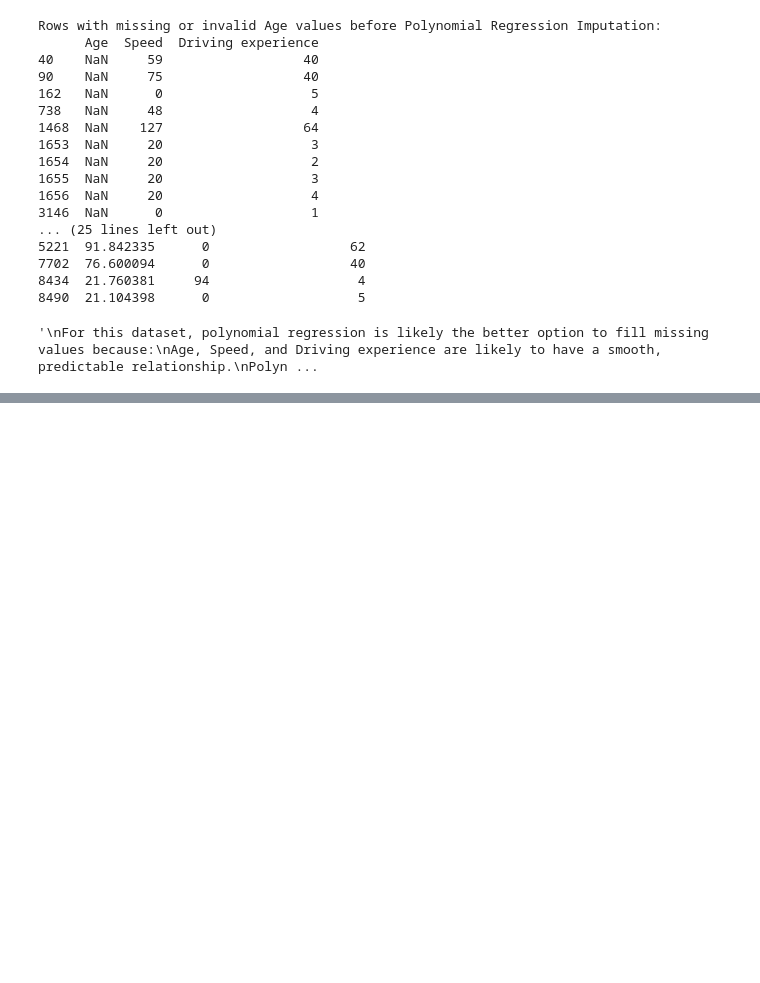
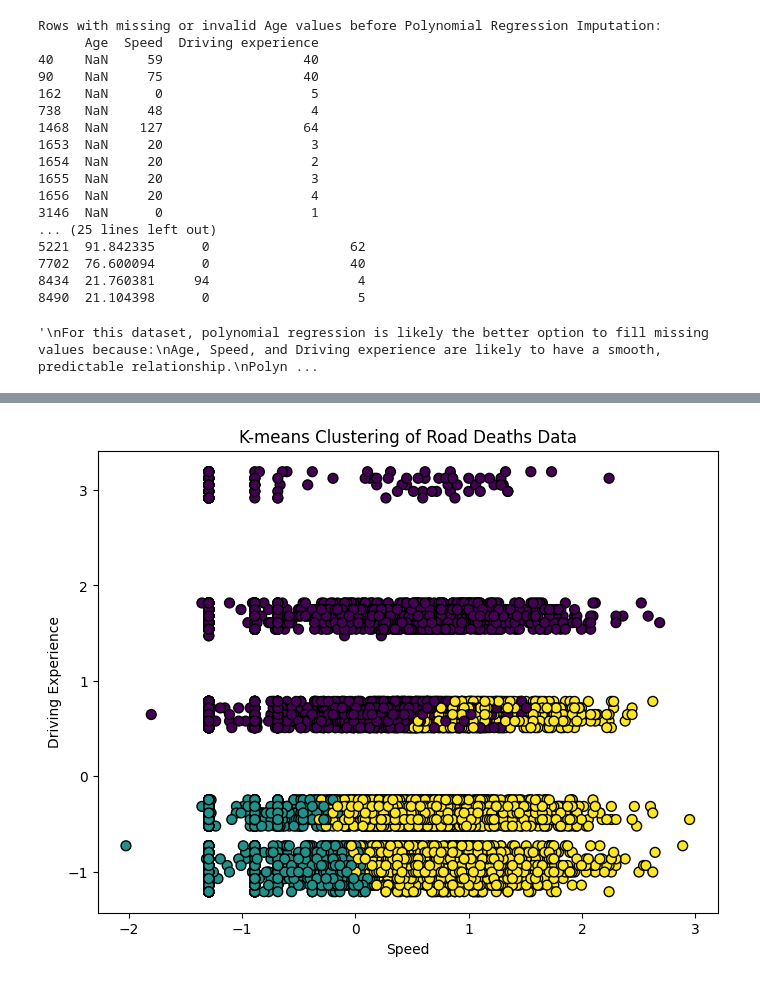
Before and after one commit to edwardpriyatna/road_death_analysis_and_clustering, a Jupyter notebook: road_deaths_analysis.ipynb, the cells around one changed output, grey strips where cells are left out. Cells and saved outputs as stored; diff of their text form; code cells hidden in the pictures; blank space fills up the shorter version.

```diff
--- a/road_deaths_analysis.ipynb
+++ b/road_deaths_analysis.ipynb
@@ -368,9 +368,8 @@ Otherwise, polynomial regression should work well for this context.
 '\nFor this dataset, polynomial regression is likely the better option to fill missing values because:\nAge, Speed, and Driving experience are likely to have a smooth, predictable relationship.\nPolyn ...
 # %%
 # Load the dataset
-data = pd.read_csv('Australian_Road_Deaths.csv')
+file_path = 'Australian_Road_Deaths_Filled_With_Imputed_Values.csv'  # Update with your file path
+data = pd.read_csv(file_path)
 
-# Selecting relevant columns for clustering
-columns_to_use = ['State', 'Crash Type', 'Road User', 'Speed', 'Driving experience',
-                  'National Remoteness Areas', 'Age Group', 'Time of day']
-data_cleaned = data[columns_to_use]
+# Display the first few rows to understand the structure
+data.head()
@@ -485,0 +384,17 @@ weighted avg       0.24      0.24      0.24      9140
+# %%
+# Select numerical features (Speed, Driving Experience, Age Group needs to be encoded)
+selected_columns = ['Speed', 'Driving experience', 'Age Group']
+
+# Drop rows with missing values in selected columns
+data_cleaned = data[selected_columns].dropna()
+
+# Encode Age Group as it's categorical
+le = LabelEncoder()
+data_cleaned['Age Group'] = le.fit_transform(data_cleaned['Age Group'])
+
+# Standardize the numerical columns (Speed, Driving experience)
+scaler = StandardScaler()
+data_scaled = scaler.fit_transform(data_cleaned)
+
+# Display the cleaned and scaled data
+pd.DataFrame(data_scaled, columns=selected_columns).head()
@@ -485,0 +408,17 @@ weighted avg       0.24      0.24      0.24      9140
+# %%
+# Apply KMeans clustering with 3 clusters
+kmeans = KMeans(n_clusters=3, random_state=42)
+kmeans.fit(data_scaled)
+
+# Predict the clusters
+clusters = kmeans.predict(data_scaled)
+
+# Plot the clusters
+plt.figure(figsize=(8, 6))
+plt.scatter(data_scaled[:, 0], data_scaled[:, 1], c=clusters, cmap='viridis', marker='o', edgecolor='k', s=50)
+plt.title("K-means Clustering of Road Deaths Data")
+plt.xlabel('Speed')
+plt.ylabel('Driving Experience')
+plt.show()
+# %% [output]
+[figure, added]
```
Also changed, not shown: parts of 17 cells of this notebook.
